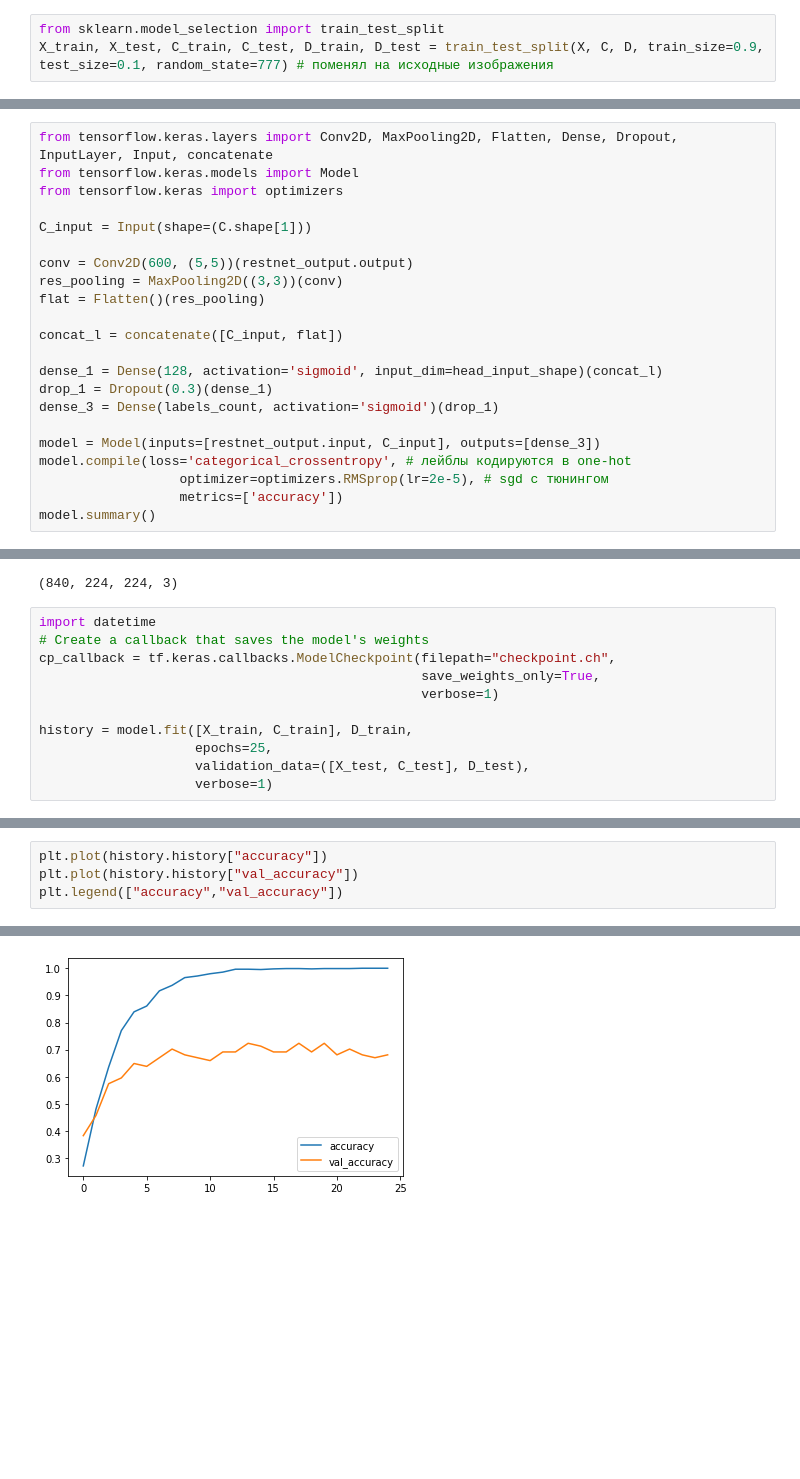
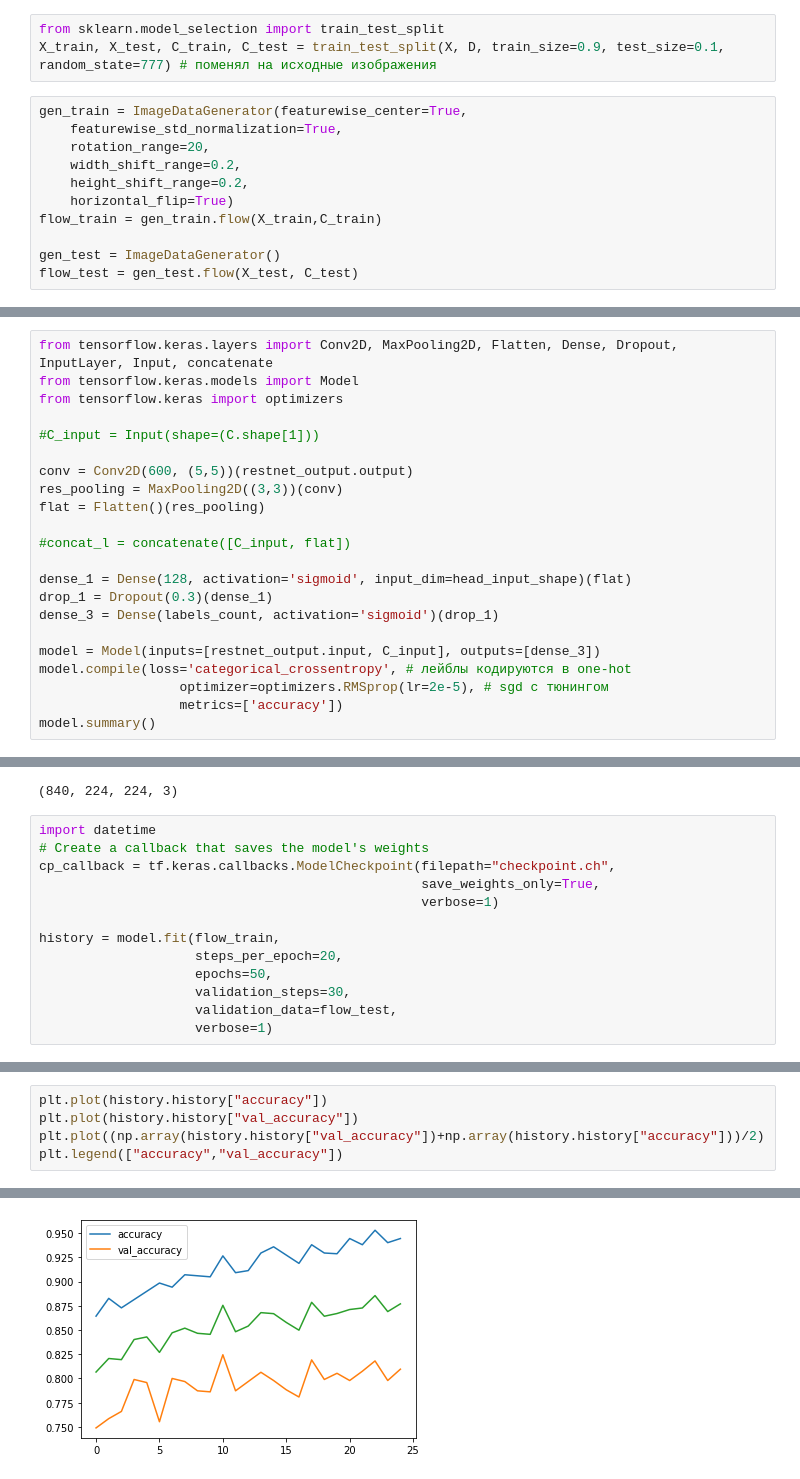
Before and after one commit to datdefboi/plants-health-detector, a Jupyter notebook: plants.ipynb, the cells around one changed output, grey strips where cells are left out. Saved outputs shown, nothing was run; the diff lists cells and outputs as text; blank space fills up the shorter version.

```diff
--- a/plants.ipynb
+++ b/plants.ipynb
@@ -78,7 +61,18 @@ from tensorflow.keras.applications.nasnet import preprocess_input
 X = preprocess_input(np.array(images))
 # %%
 from sklearn.model_selection import train_test_split
-X_train, X_test, C_train, C_test, D_train, D_test = train_test_split(X, C, D, train_size=0.9, test_size=0.1, random_state=777) # поменял на исходные изображения
+X_train, X_test, C_train, C_test = train_test_split(X, D, train_size=0.9, test_size=0.1, random_state=777) # поменял на исходные изображения
+# %%
+gen_train = ImageDataGenerator(featurewise_center=True,
+    featurewise_std_normalization=True,
+    rotation_range=20,
+    width_shift_range=0.2,
+    height_shift_range=0.2,
+    horizontal_flip=True)
+flow_train = gen_train.flow(X_train,C_train)
+
+gen_test = ImageDataGenerator()
+flow_test = gen_test.flow(X_test, C_test)
 # %% [markdown]
 ## Обучение
 # %%
@@ -98,15 +92,15 @@ from tensorflow.keras.layers import Conv2D, MaxPooling2D, Flatten, Dense, Dropou
 from tensorflow.keras.models import Model
 from tensorflow.keras import optimizers
 
-C_input = Input(shape=(C.shape[1]))
+#C_input = Input(shape=(C.shape[1]))
 
 conv = Conv2D(600, (5,5))(restnet_output.output)
 res_pooling = MaxPooling2D((3,3))(conv)
 flat = Flatten()(res_pooling)
 
-concat_l = concatenate([C_input, flat])
+#concat_l = concatenate([C_input, flat])
 
-dense_1 = Dense(128, activation='sigmoid', input_dim=head_input_shape)(concat_l)
+dense_1 = Dense(128, activation='sigmoid', input_dim=head_input_shape)(flat)
 drop_1 = Dropout(0.3)(dense_1)
 dense_3 = Dense(labels_count, activation='sigmoid')(drop_1)
 
@@ -149,8 +143,10 @@ cp_callback = tf.keras.callbacks.ModelCheckpoint(filepath="checkpoint.ch",
                                                  save_weights_only=True,
                                                  verbose=1)
 
-history = model.fit([X_train, C_train], D_train,
-                    epochs=25,
-                    validation_data=([X_test, C_test], D_test),
+history = model.fit(flow_train,
+                    steps_per_epoch=20,
+                    epochs=50,
+                    validation_steps=30,
+                    validation_data=flow_test,
                     verbose=1)
 # %% [output]
@@ -181,7 +178,8 @@ plt.legend(["loss","val_loss"])
 # %%
 plt.plot(history.history["accuracy"])
 plt.plot(history.history["val_accuracy"])
+plt.plot((np.array(history.history["val_accuracy"])+np.array(history.history["accuracy"]))/2)
 plt.legend(["accuracy","val_accuracy"])
 # %% [output]
 <matplotlib.legend.Legend at 0x...>
-[figure, old version]
+[figure, new version]
```
Also changed, not shown: parts of 6 cells of this notebook.
